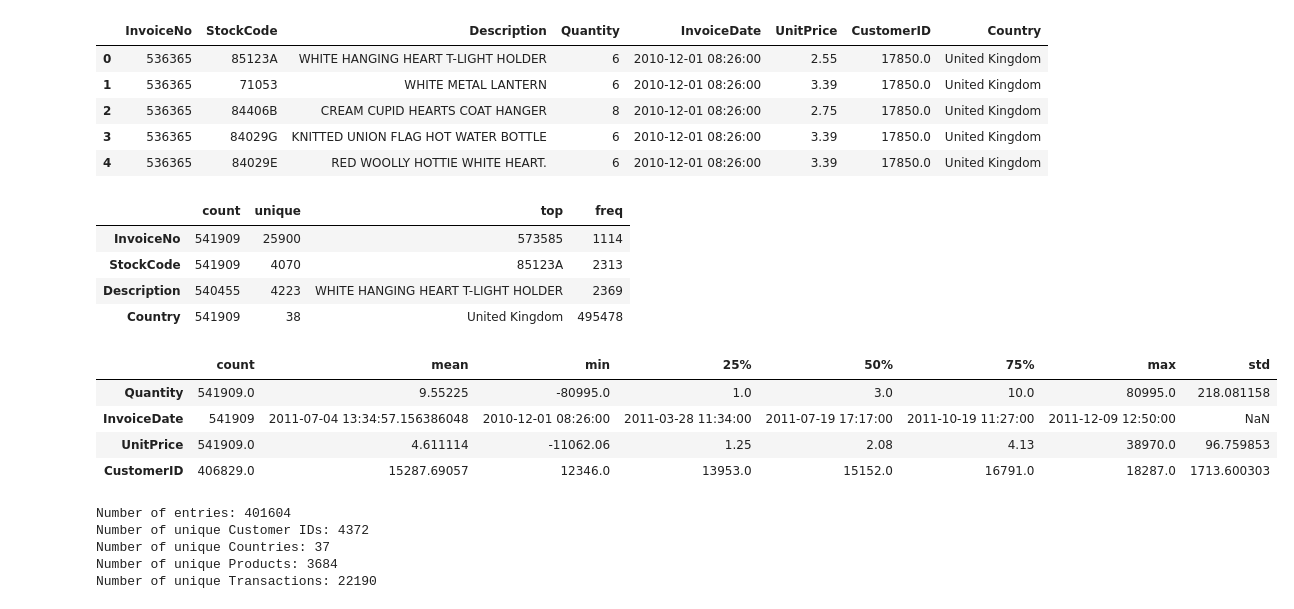
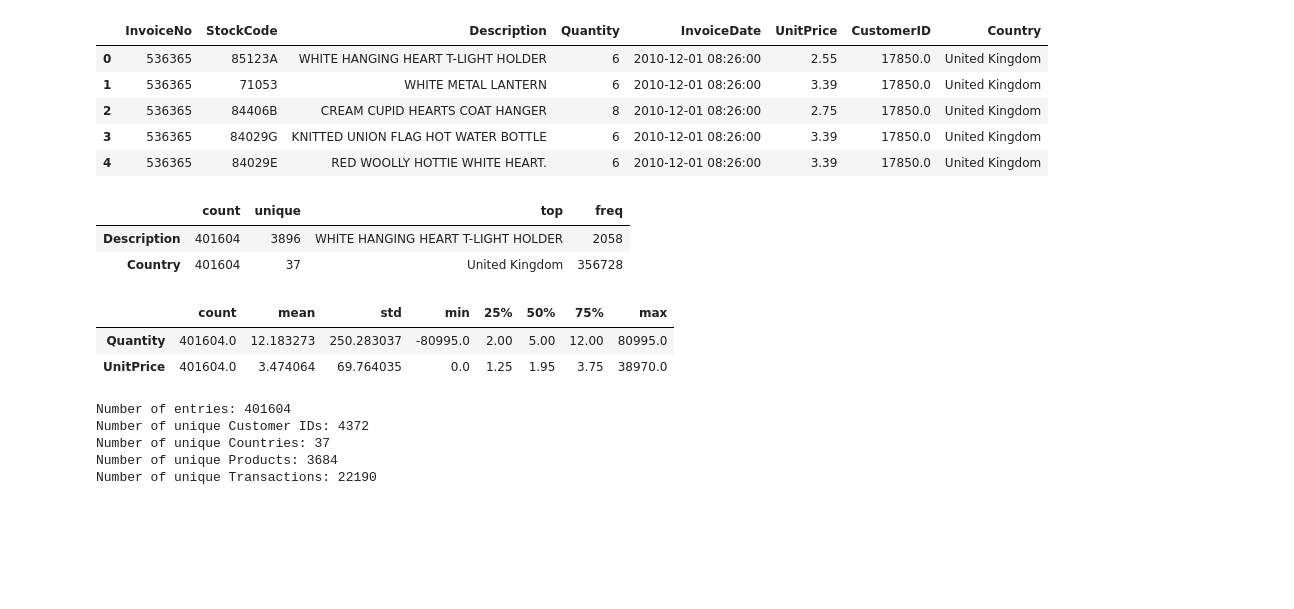
Before and after one commit to cjw612/Customer_Clustering_Business_Report, a Jupyter notebook: Segmentation.ipynb, the cells around one changed output. Saved outputs shown, nothing was run; the diff lists cells and outputs as text; code cells hidden in the pictures; blank space fills up the shorter version.

```diff
--- a/Segmentation.ipynb
+++ b/Segmentation.ipynb
@@ -20,18 +23,14 @@ df.head()
 # %%
 # Summary statstics of qualitative variables
-df.describe(include='object').T
+df.drop(columns=['InvoiceNo', 'StockCode']).describe(include='object').T
 # %% [output]
 |  | count | unique | top | freq |
-| InvoiceNo | 541909 | 25900 | 573585 | 1114 |
-| StockCode | 541909 | 4070 | 85123A | 2313 |
-| Description | 540455 | 4223 | WHITE HANGING HEART T-LIGHT HOLDER | 2369 |
-| Country | 541909 | 38 | United Kingdom | 495478 |
+| Description | 401604 | 3896 | WHITE HANGING HEART T-LIGHT HOLDER | 2058 |
+| Country | 401604 | 37 | United Kingdom | 356728 |
 # %%
 # Summary statstics of quantitative variables
-df.describe().T
+df.drop(columns=['InvoiceDate', 'CustomerID']).describe().T
 # %% [output]
-|  | count | mean | min | 25% | 50% | 75% | max | std |
-| Quantity | 541909.0 | 9.55225 | -80995.0 | 1.0 | 3.0 | 10.0 | 80995.0 | 218.081158 |
-| InvoiceDate | 541909 | 2011-07-04 13:34:57.156386048 | 2010-12-01 08:26:00 | 2011-03-28 11:34:00 | 2011-07-19 17:17:00 | 2011-10-19 11:27:00 | 2011-12-09 12:50:00 | NaN |
-| UnitPrice | 541909.0 | 4.611114 | -11062.06 | 1.25 | 2.08 | 4.13 | 38970.0 | 96.759853 |
-| CustomerID | 406829.0 | 15287.69057 | 12346.0 | 13953.0 | 15152.0 | 16791.0 | 18287.0 | 1713.600303 |
+|  | count | mean | std | min | 25% | 50% | 75% | max |
+| Quantity | 401604.0 | 12.183273 | 250.283037 | -80995.0 | 2.00 | 5.00 | 12.00 | 80995.0 |
+| UnitPrice | 401604.0 | 3.474064 | 69.764035 | 0.0 | 1.25 | 1.95 | 3.75 | 38970.0 |
```
Also changed, not shown: parts of 2 cells of this notebook, 1 other file.
